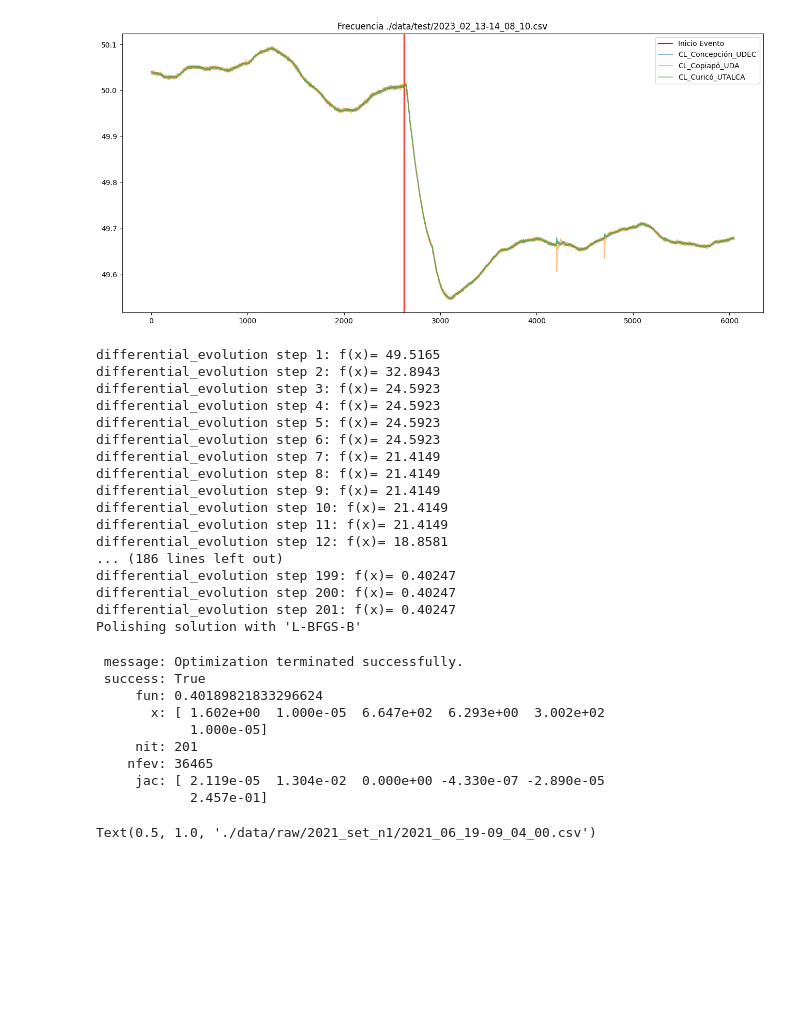
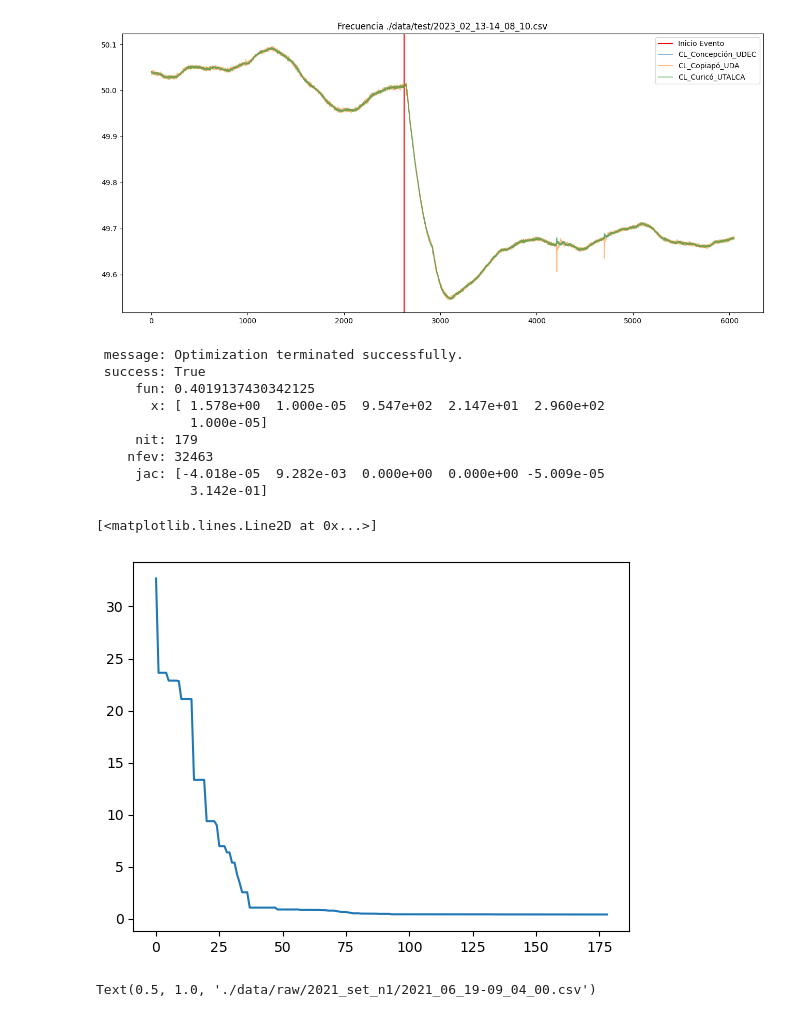
Before and after one commit to JoFeG/Differential-Evolution-Frequency-Model-Fitting, a Jupyter notebook: Example.ipynb, the cells around one changed output. Drawn from its saved outputs; the diff is of its cells as text; code cells hidden in the pictures; blank space fills up the shorter version.

Commit message:
callback function example

```diff
--- a/Example.ipynb
+++ b/Example.ipynb
@@ -42,36 +42,43 @@ event_freq = df["freq"][df["event"]==1].to_numpy()
 
 bounds = [(0.00001, 1000) for i in range(6)]
 arguments = (model, Ts, P0, event_freq)
-result = differential_evolution(objective_function, bounds, args=(arguments,), disp=True, popsize=30, tol=0.01, mutation=(0.5, 1.5), recombination=0.6)
+
+obj_fun_vavues = []
+best_x_iterk = []
+conv_prop_iterk = []
+def callback(xk, convergence):
+    obj_fun_vavues.append(objective_function(xk, arguments))
+    best_x_iterk.append(xk)
+    conv_prop_iterk.append(convergence)
+
+
+result = differential_evolution(
+    objective_function,
+    bounds,
+    args = (arguments,),
+    callback = callback,
+    popsize = 30,
+    tol = 0.01,
+    mutation = (0.5, 1.5),
+    recombination = 0.6
+)
 
 result
 # %% [output]
-differential_evolution step 1: f(x)= 49.5165
-differential_evolution step 2: f(x)= 32.8943
-differential_evolution step 3: f(x)= 24.5923
-differential_evolution step 4: f(x)= 24.5923
-differential_evolution step 5: f(x)= 24.5923
-differential_evolution step 6: f(x)= 24.5923
-differential_evolution step 7: f(x)= 21.4149
-differential_evolution step 8: f(x)= 21.4149
-differential_evolution step 9: f(x)= 21.4149
-differential_evolution step 10: f(x)= 21.4149
-differential_evolution step 11: f(x)= 21.4149
-differential_evolution step 12: f(x)= 18.8581
-... (186 lines left out)
-differential_evolution step 199: f(x)= 0.40247
-differential_evolution step 200: f(x)= 0.40247
-differential_evolution step 201: f(x)= 0.40247
-Polishing solution with 'L-BFGS-B'
+ message: Optimization terminated successfully.
+ success: True
+     fun: 0.4019137430342125
+       x: [ 1.578e+00  1.000e-05  9.547e+02  2.147e+01  2.960e+02
+            1.000e-05]
+     nit: 179
+    nfev: 32463
+     jac: [-4.018e-05  9.282e-03  0.000e+00  0.000e+00 -5.009e-05
+            3.142e-01]
- message: Optimization terminated successfully.
- success: True
-     fun: 0.40189821833296624
-       x: [ 1.602e+00  1.000e-05  6.647e+02  6.293e+00  3.002e+02
-            1.000e-05]
-     nit: 201
-    nfev: 36465
-     jac: [ 2.119e-05  1.304e-02  0.000e+00 -4.330e-07 -2.890e-05
-            2.457e-01]
+# %%
+plt.plot(obj_fun_vavues)
+# %% [output]
+[<matplotlib.lines.Line2D at 0x...>]
+[figure, added]
 # %%
 from plot_result import plot_result
 fig = plot_result(df, arguments, result.x)
```
Also changed, not shown: 1 other file.
